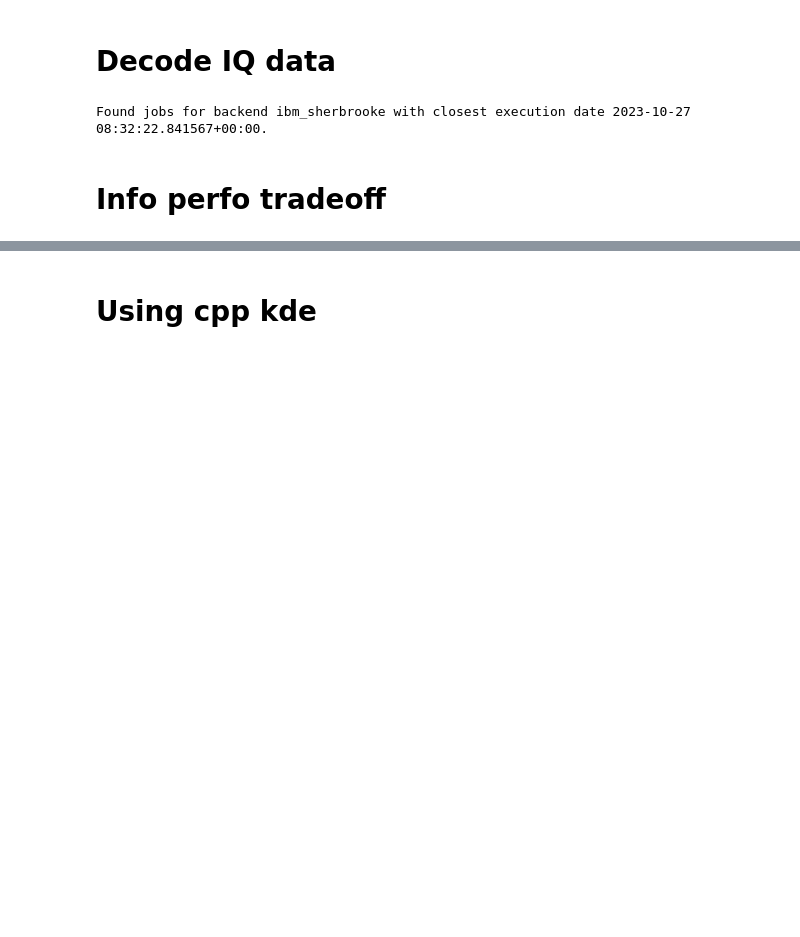
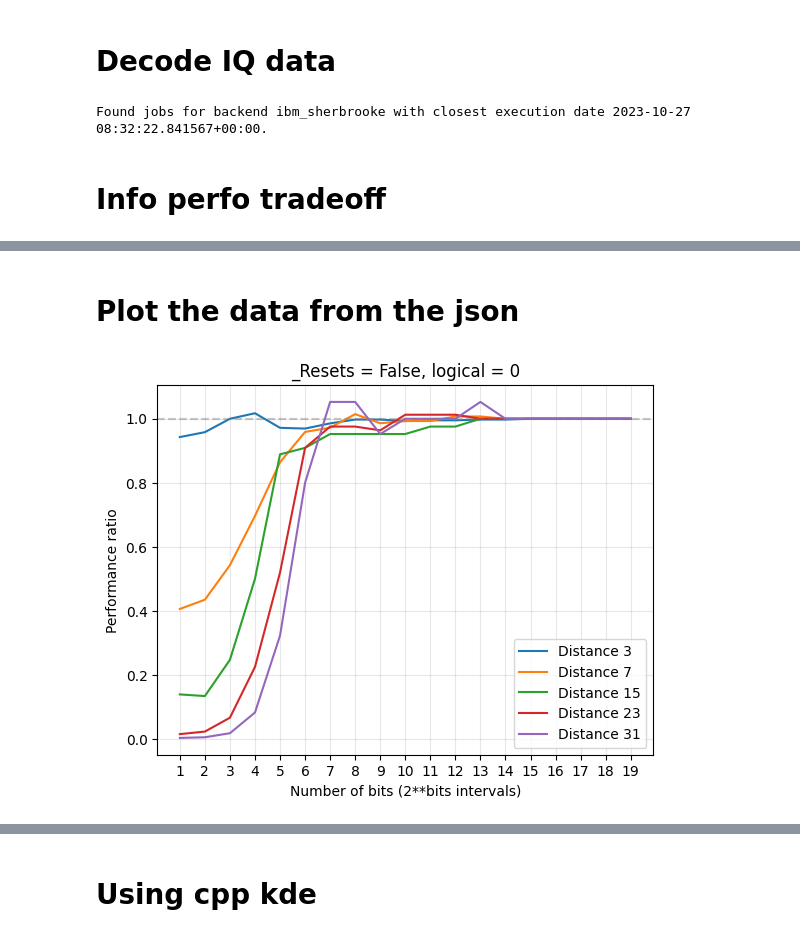
Before and after one commit to quantumjim/soft_information_decoding, a Jupyter notebook: notebooks/Simulator/Info_perfo/tradeof_plot.ipynb, the cells around one changed output, grey strips where cells are left out. Drawn from its saved outputs; the diff is of its cells as text; code cells hidden in the pictures; blank space fills up the shorter version.

Commit message:
First plot

```diff
--- a/notebooks/Simulator/Info_perfo/tradeof_plot.ipynb
+++ b/notebooks/Simulator/Info_perfo/tradeof_plot.ipynb
@@ -13,8 +13,8 @@ provider = SaverProvider()
 from soft_info import RepCodeIQSimulator
 
 DEVICE = 'ibm_sherbrooke'
-DISTANCE = 7
-ROUNDS = 7
+DISTANCE = 3
+ROUNDS = 3
 OTHER_DATE = '2023-10-27'
 _RESETS = False
 LOGICAL = 0 # NOT NEEDED FOR EXTREME IQ BCS HARDCODED 0
@@ -62,13 +64,13 @@ Found jobs for backend ibm_sherbrooke with closest execution date 2023-10-27 08:
 # %% [markdown]
 # Info perfo tradeoff
 # %%
+from tqdm import tqdm
+
 _DETAILED = False
-absError = -1
-relError = 1
 
 num_errors = []
 bits = list(range(20))
-for nb_bits in bits[1:]:
+for nb_bits in tqdm(bits[1:]):
     result_kde = cpp_soft_info.decode_IQ_kde(model, IQ_data, ROUNDS, int(LOGICAL), _RESETS,
                                          simulator.qubit_mapping, kde_dict, _DETAILED, relError=relError, absError=absError,
                                          nb_intervals=2**nb_bits)
@@ -79,0 +82,39 @@ print(num_errors)
+# %%
+import json
+
+metadata = {"DEVICE": DEVICE, "DISTANCE": DISTANCE, "ROUNDS": ROUNDS, "OTHER_DATE": OTHER_DATE, "_RESETS": _RESETS, "LOGICAL": LOGICAL, "SHOTS": SHOTS, "NOISE_LIST": NOISE_LIST, "bandwiths_linspace": linspace, "relError": relError}
+
+
+with open(f"result_tradeoff_plot.json", "r") as f:
+    data = json.load(f)
+    data_in_str = [str(d) for d in data]
+    if str({"metadata": metadata, "num_errors": num_errors}) not in data_in_str:
+        data.append({"metadata": metadata, "num_errors": num_errors, "bits": bits[1:]})
+
+with open(f"result_tradeoff_plot.json", "w") as f:
+    json.dump(data, f, indent=1)
+# %% [markdown]
+# Plot the data from the json
+# %%
+import matplotlib.pyplot as plt
+
+with open(f"result_tradeoff_plot.json", "r") as f:
+    data = json.load(f)
+
+for result in data:
+    if result["metadata"]["DISTANCE"] != result["metadata"]["ROUNDS"]:
+        continue
+
+    errors = [result["num_errors"][-1]/e for e in result["num_errors"][:-1]]
+    bits = [2**b for b in result["bits"][:-1]]
+    bits = result["bits"][:-1]
+    plt.plot(bits[:], errors[:], label=f"Distance {result['metadata']['DISTANCE']}")
+    plt.title(f"_Resets = {result['metadata']['_RESETS']}, logical = {result['metadata']['LOGICAL']}")
+    plt.xlabel("Number of bits (2**bits intervals)")
+    plt.ylabel("Performance ratio")
+    plt.xticks(bits)
+    plt.axhline(y=1, color='grey', linestyle='--', alpha=0.1)
+    plt.legend()
+    plt.grid(alpha=0.3)
+# %% [output]
+[figure, added]
```
Also changed, not shown: parts of 12 cells of this notebook, 1 other file.
